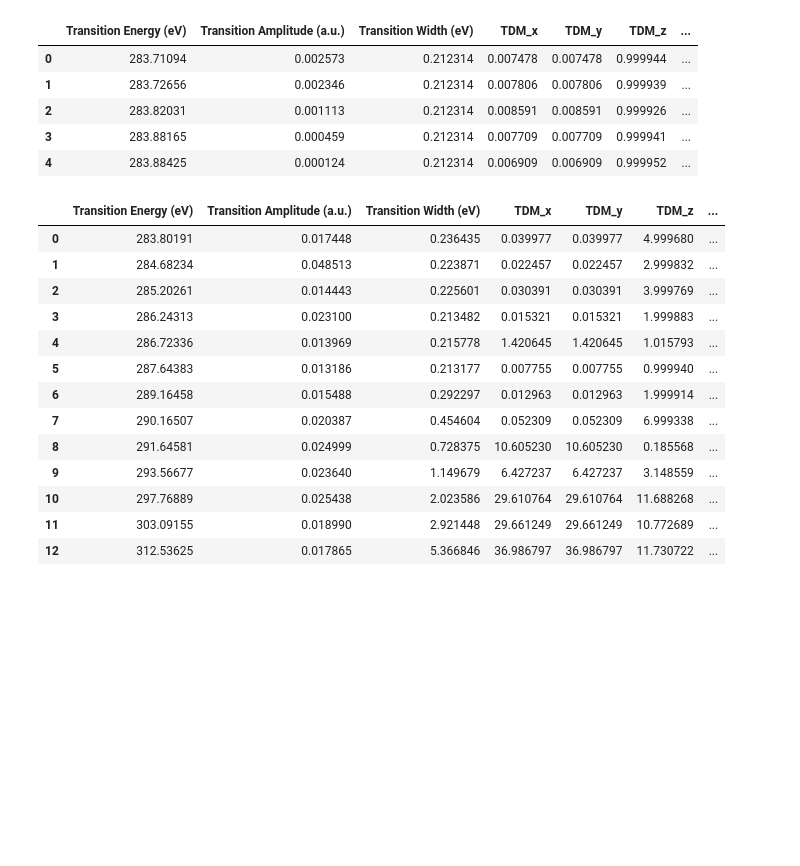
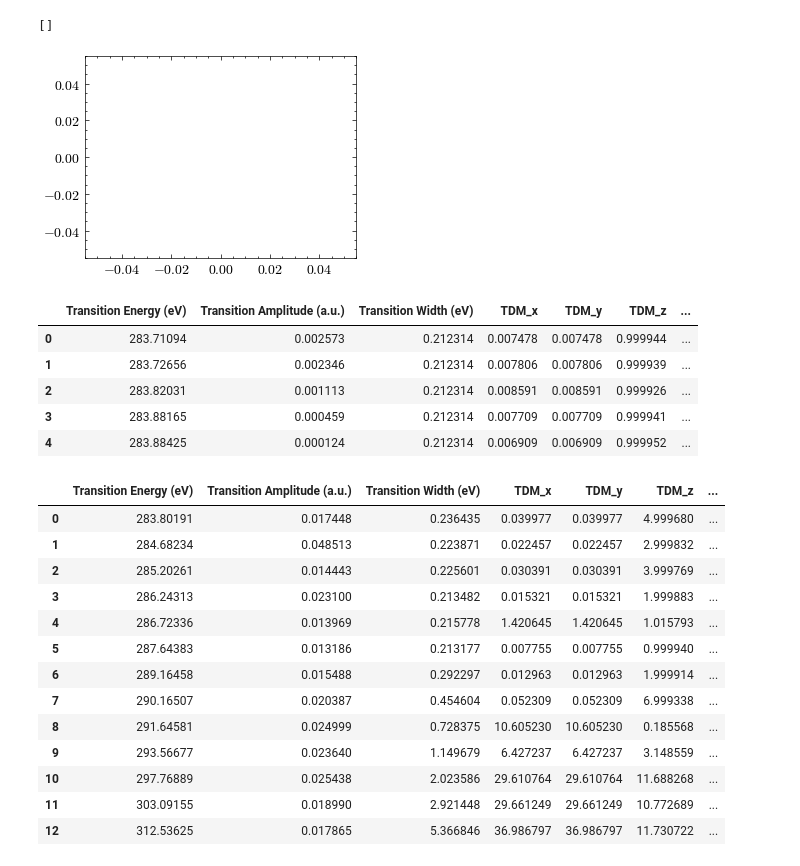
Before and after one commit to WSU-Carbon-Lab/pyref, a Jupyter notebook: docs/visualizations.ipynb, the cells around one changed output. Cells and saved outputs as stored; diff of their text form; code cells hidden in the pictures; blank space fills up the shorter version.

```diff
--- a/docs/visualizations.ipynb
+++ b/docs/visualizations.ipynb
@@ -40,6 +38,11 @@ delta_iso = znpc_ocs.delta(en_range)
 beta_xx = znpc_ocs.ixx(en_range)
 beta_zz = znpc_ocs.izz(en_range)
 beta_iso = znpc_ocs.beta(en_range)
+# %%
+plt.plot()
+# %% [output]
+[]
+[figure, added]
 # %%
 znpc_mono = {
     "250": {
```
Also changed, not shown: parts of 3 cells of this notebook, 14 other files.
